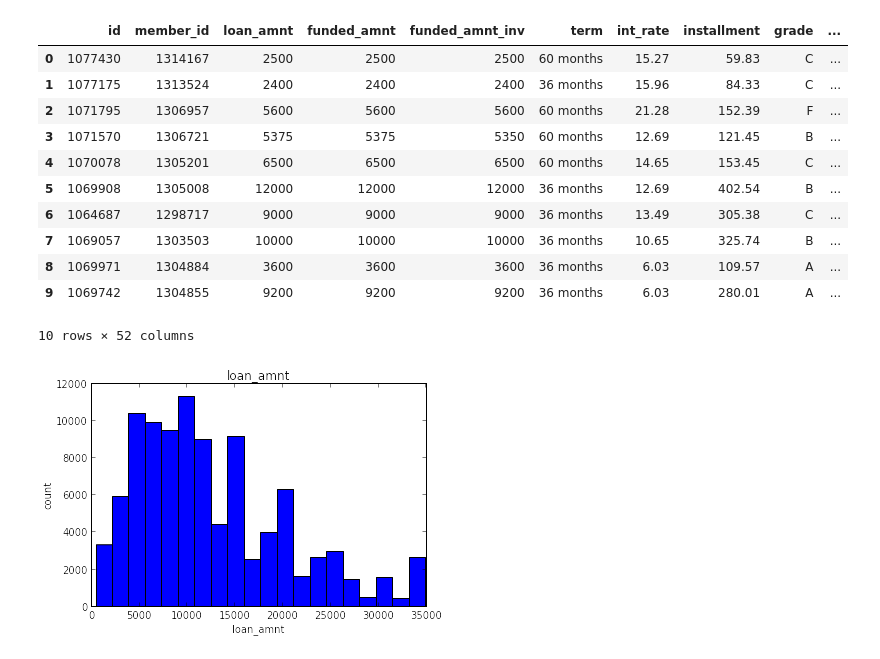
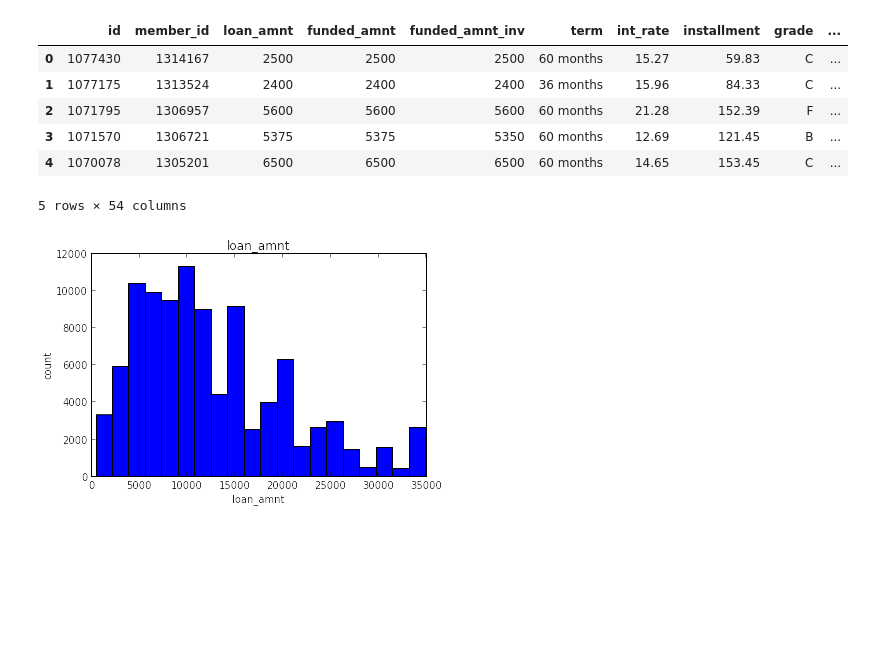
Before and after one commit to abradle2/LendingLounge, a Jupyter notebook: data_visualization.ipynb, the cells around one changed output. Drawn from its saved outputs; the diff is of its cells as text; code cells hidden in the pictures; blank space fills up the shorter version.

```diff
--- a/data_visualization.ipynb
+++ b/data_visualization.ipynb
@@ -15,20 +15,15 @@ pd.set_option('display.max_columns', 200)
 f = open('data.pickle', 'rb')
 loanData = pickle.load(f)
 # %%
-loanData[:10]
+loanData[:5]
 # %% [output]
 |  | id | member_id | loan_amnt | funded_amnt | funded_amnt_inv | term | int_rate | installment | grade | ... |
 | 0 | 1077430 | 1314167 | 2500 | 2500 | 2500 | 60 months | 15.27 | 59.83 | C | ... |
 | 1 | 1077175 | 1313524 | 2400 | 2400 | 2400 | 36 months | 15.96 | 84.33 | C | ... |
 | 2 | 1071795 | 1306957 | 5600 | 5600 | 5600 | 60 months | 21.28 | 152.39 | F | ... |
 | 3 | 1071570 | 1306721 | 5375 | 5375 | 5350 | 60 months | 12.69 | 121.45 | B | ... |
 | 4 | 1070078 | 1305201 | 6500 | 6500 | 6500 | 60 months | 14.65 | 153.45 | C | ... |
-| 5 | 1069908 | 1305008 | 12000 | 12000 | 12000 | 36 months | 12.69 | 402.54 | B | ... |
-| 6 | 1064687 | 1298717 | 9000 | 9000 | 9000 | 36 months | 13.49 | 305.38 | C | ... |
-| 7 | 1069057 | 1303503 | 10000 | 10000 | 10000 | 36 months | 10.65 | 325.74 | B | ... |
-| 8 | 1069971 | 1304884 | 3600 | 3600 | 3600 | 36 months | 6.03 | 109.57 | A | ... |
-| 9 | 1069742 | 1304855 | 9200 | 9200 | 9200 | 36 months | 6.03 | 280.01 | A | ... |
-10 rows × 52 columns
+5 rows × 54 columns
 # %%
 plt.hist(loanData['loan_amnt'], bins=20)
 plt.title('loan_amnt')
```
Also changed, not shown: parts of 28 cells of this notebook, 14 other files.
